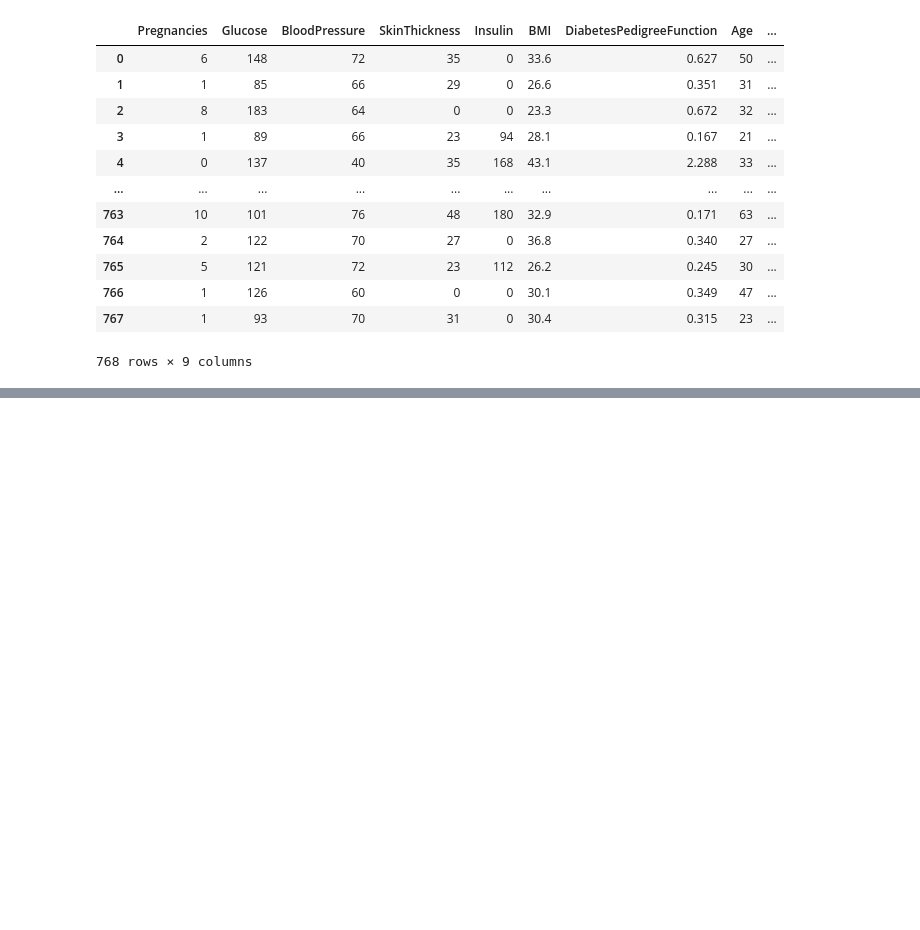
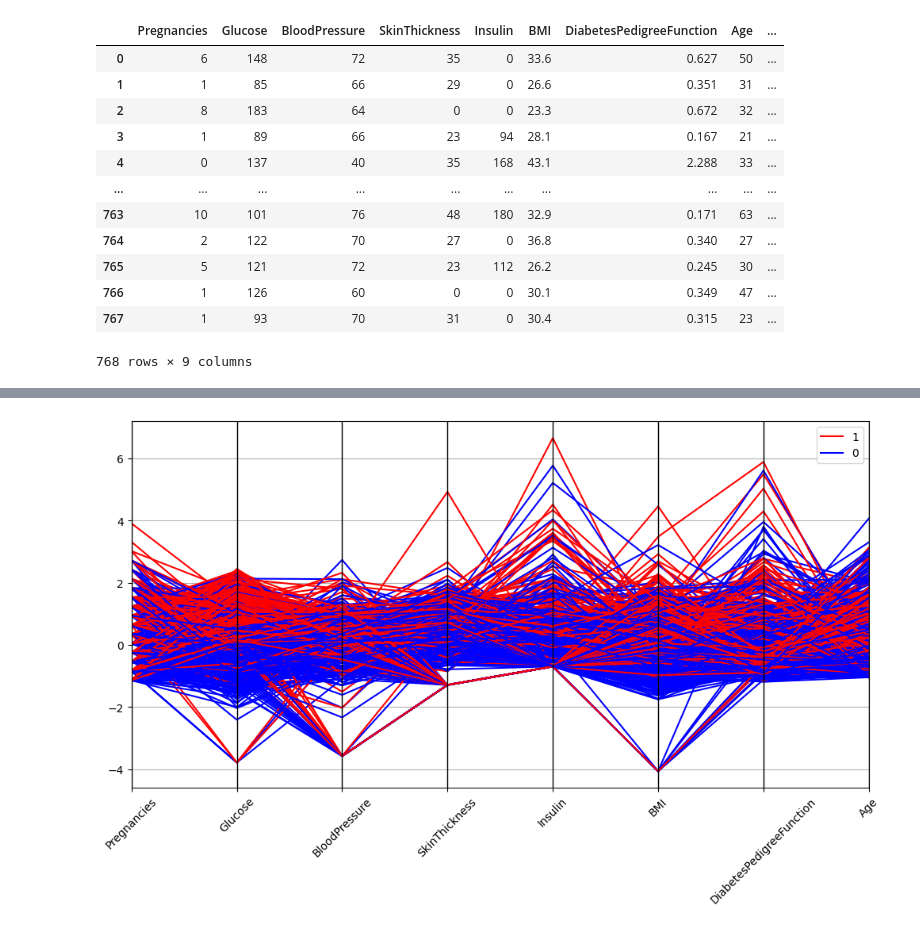
Before and after one commit to 4GeeksAcademy/arbolitos-decision, a Jupyter notebook: src/explore.ipynb, the cells around one changed output, grey strips where cells are left out. Saved outputs shown, nothing was run; the diff lists cells and outputs as text; code cells hidden in the pictures; blank space fills up the shorter version.

```diff
--- a/src/explore.ipynb
+++ b/src/explore.ipynb
@@ -22,0 +50,9 @@ df
+# %%
+data_sc = pd.DataFrame(data=StandardScaler().fit_transform(df.drop(['Outcome'], axis=1)), columns = df.columns[:-1])
+data_sc['Outcome']= df.Outcome
+plt.figure(figsize=(12,6))
+pd.plotting.parallel_coordinates(data_sc, 'Outcome', color=['red', 'blue'])
+plt.xticks(rotation=45)
+plt.show()
+# %% [output]
+[figure, added]
```
Also changed, not shown: parts of 4 cells of this notebook.
